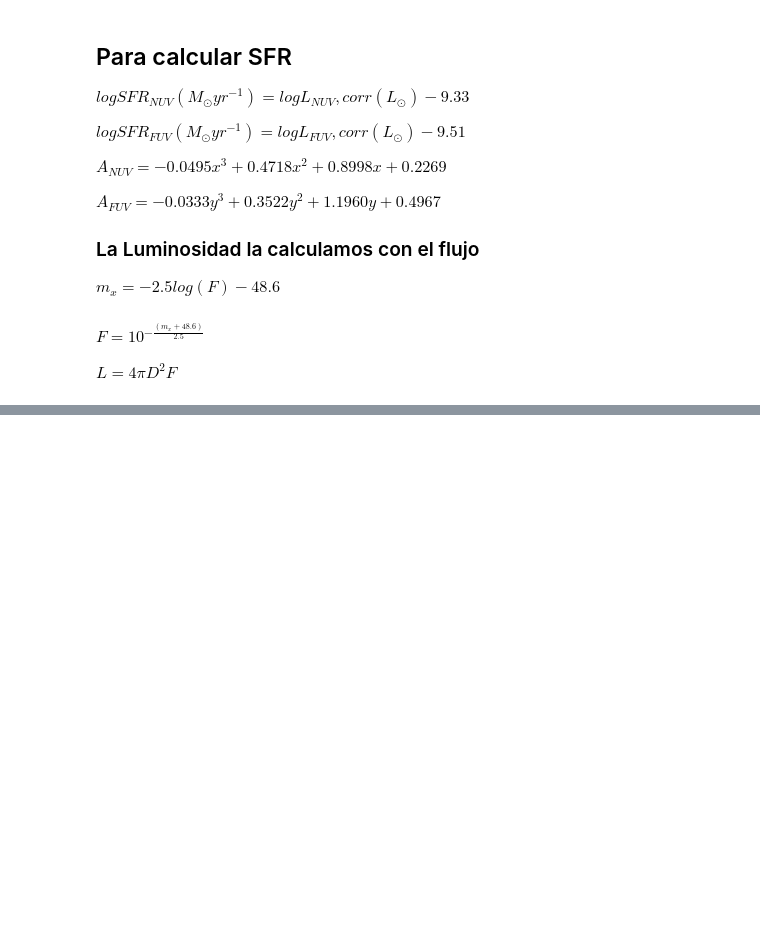
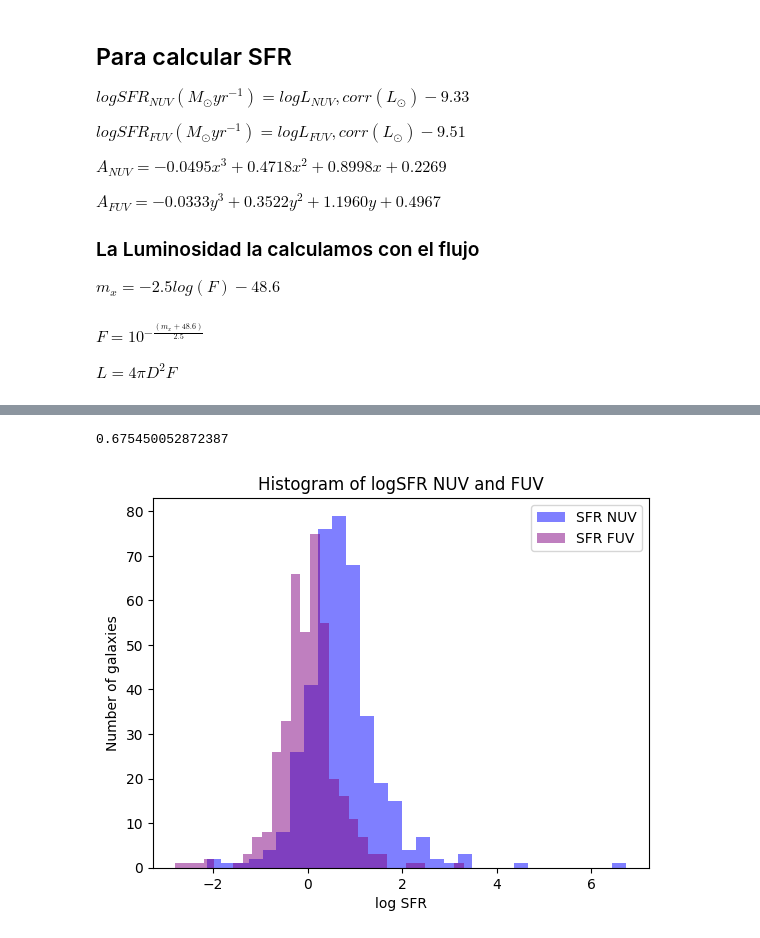
Before and after one commit to Siortiz/MorphoLS, a Jupyter notebook: Analysis/DECALS_plots.ipynb, the cells around one changed output, grey strips where cells are left out. Cells and saved outputs as stored; diff of their text form; code cells hidden in the pictures; blank space fills up the shorter version.

```diff
--- a/Analysis/DECALS_plots.ipynb
+++ b/Analysis/DECALS_plots.ipynb
@@ -488,0 +514,21 @@ $L = 4\pi D^2 F$
+# %%
+H_0 = 67.4 #km/s/Mpc
+c = 300000
+final_table['Distance (Mpc)'] = (final_table['zmemb']*c)/H_0
+final_table['M_FUV'] = final_table['FUV'] - 5*np.log10(final_table['Distance (Mpc)']*1000000) + 5
+final_table['M_NUV'] = final_table['NUV'] - 5*np.log10(final_table['Distance (Mpc)']*1000000) + 5
+#Contiene transformación de sistema de referencia de Vega a AB
+final_table['M_w3'] = final_table['mag_w3']+5.174 - 5*np.log10(final_table['Distance (Mpc)']*1000000) + 5
+
+L_sun = 3.83*10**33
+eta_fuv = 1.98e+15
+eta_nuv = 1.32e+15
+eta_w3 = 2.5e+13
+
+
+final_table['F_FUV'] = 10**(-(final_table['FUV']+48.6)/2.5)*eta_fuv
+final_table['F_NUV'] = 10**(-(final_table['NUV']+48.6)/2.5)*eta_nuv
+final_table['F_w3'] = 10**(-((final_table['mag_w3']+5.174)+48.6)/2.5)*eta_w3
+final_table['L_FUV_2'] = 4*np.pi*((final_table['Distance (Mpc)']*3.086*10**24)**2)*final_table['F_FUV']
+final_table['L_NUV_2'] = 4*np.pi*((final_table['Distance (Mpc)']*3.086*10**24)**2)*final_table['F_NUV']
+final_table['L_w3_2'] = 4*np.pi*((final_table['Distance (Mpc)']*3.086*10**24)**2)*final_table['F_w3']
@@ -488,0 +584,51 @@ $L = 4\pi D^2 F$
+# %%
+SFR_NUV=[]
+SFR_FUV=[]
+L=[]
+for i in range(len(final_table)):
+    #Razón entre L_IR y L_FUV, NUV para la correción por polvo
+    x_nuv = np.log10(final_table['L_w3_2'][i]/final_table['L_NUV_2'][i])
+    y_fuv = np.log10(final_table['L_w3_2'][i]/final_table['L_FUV_2'][i])
+    #Calculando A_nuv y A_fuv
+    a_nuv = -0.0495*x_nuv**3 + 0.4718*x_nuv**2 + 0.8998*x_nuv + 0.2269
+    a_fuv = -0.0333*y_fuv**3 + 0.3522*y_fuv**2 + 1.1960*y_fuv + 0.4967
+    #Calculando la magnitud absoluta corregida por polvo
+    F_FUV = 10**(-((final_table['FUV'][i] - a_fuv) + 48.6)/2.5)*eta_fuv
+    F_NUV = 10**(-((final_table['NUV'][i] - a_nuv) + 48.6)/2.5)*eta_nuv
+    #Calculando la Luminosidad corregida en L_sun (por eso no se multiplica por L_sun)
+    L_FUV_cor = 4*np.pi*((final_table['Distance (Mpc)'][i]*3.086e+24)**2)*F_FUV/L_sun
+    L_NUV_cor = 4*np.pi*((final_table['Distance (Mpc)'][i]*3.086e+24)**2)*F_NUV/L_sun
+    L.append(L_FUV_cor)
+    #Calculando la SFR en FUV y NUV
+    sfr_FUV = np.log10(L_FUV_cor) - 9.51
+    sfr_NUV = np.log10(L_NUV_cor) - 9.33
+
+    SFR_NUV.append(sfr_NUV)
+    SFR_FUV.append(sfr_FUV)
+
+final_table['logSFR_NUV'] = SFR_NUV
+final_table['logSFR_FUV'] = SFR_FUV
+np.median(SFR_NUV)
+# %% [output]
+0.675450052872387
+# %%
+# Suponiendo que 'final_table' y 'final_table_z' son tus tablas
+data1 = SFR_NUV
+data2 = SFR_FUV
+
+# Crear el histograma con transparencia
+plt.hist(data1, bins=30, alpha=0.5, label='SFR NUV', color='blue')
+plt.hist(data2, bins=30, alpha=0.5, label='SFR FUV', color='purple')
+
+# Agregar etiquetas y título
+plt.xlabel('log SFR')
+plt.ylabel('Number of galaxies')
+plt.title('Histogram of logSFR NUV and FUV')
+
+# Agregar una leyenda
+plt.legend()
+
+# Mostrar el gráfico
+plt.show()
+# %% [output]
+[figure, added]
```
Also changed, not shown: parts of 3 cells of this notebook.
